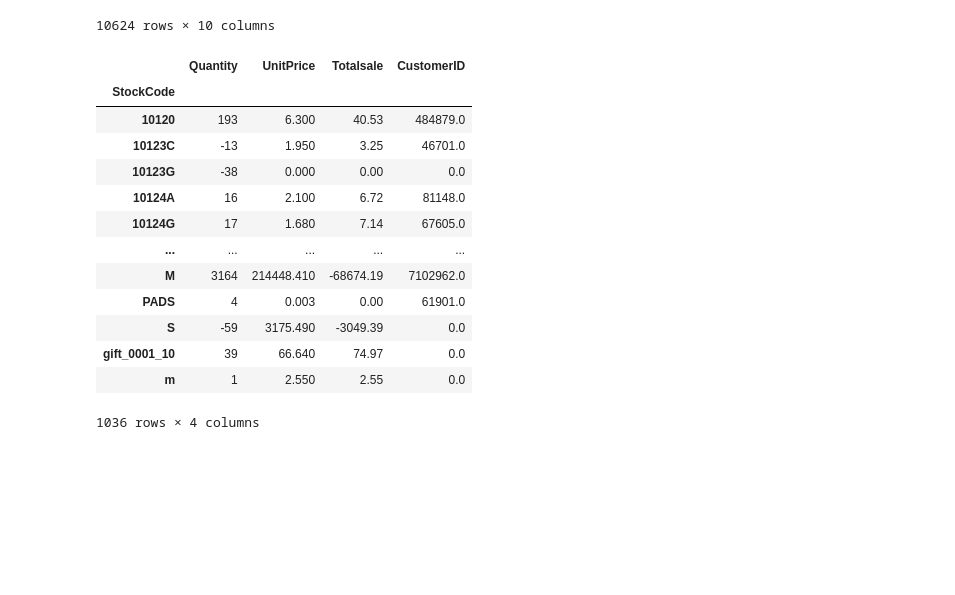
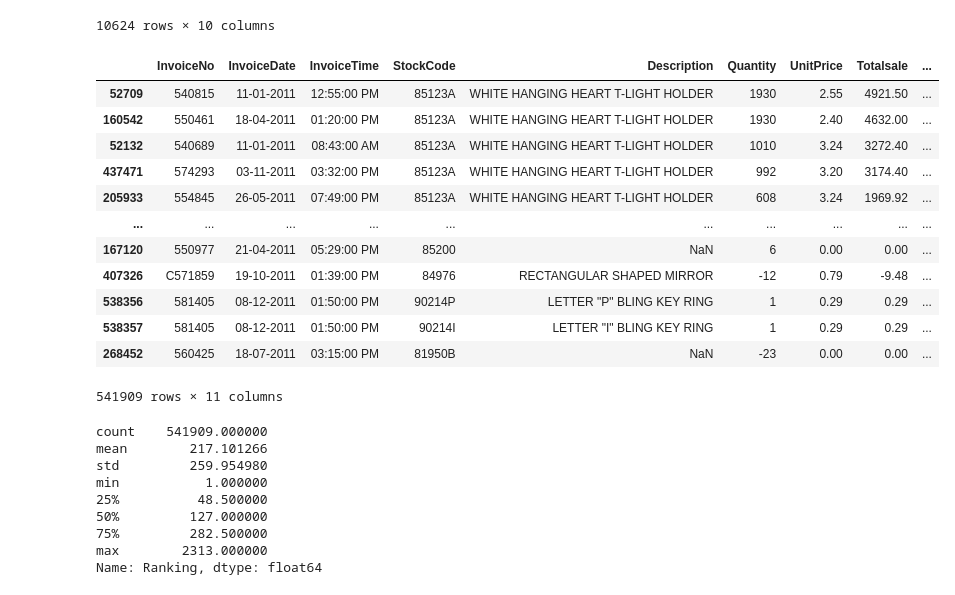
Before and after one commit to singhamit8467/Python, a Jupyter notebook: EDA - Retail Data.ipynb, the cells around one changed output. Drawn from its saved outputs; the diff is of its cells as text; code cells hidden in the pictures; blank space fills up the shorter version.

```diff
--- a/EDA - Retail Data.ipynb
+++ b/EDA - Retail Data.ipynb
@@ -76,20 +76,34 @@ x.query('Quantity < 0')
 | 541717 | C581569 | 09-12-2011 | 11:58:00 AM | 20979 | 36 PENCILS TUBE RED RETROSPOT | -5 | 1.25 | -6.25 | ... |
 10624 rows × 10 columns
 # %%
-# StockCode with Poor sales Numbers
-x.groupby(x['StockCode']).sum().query('Totalsale < 100')
+# Use Rank for Totalsales Decision Making
+x['Ranking']=x.groupby(['StockCode'])['Totalsale'].rank()
-# %% [output]
-|  | Quantity | UnitPrice | Totalsale | CustomerID |
-| StockCode |  |  |  |  |
-| 10120 | 193 | 6.300 | 40.53 | 484879.0 |
-| 10123C | -13 | 1.950 | 3.25 | 46701.0 |
-| 10123G | -38 | 0.000 | 0.00 | 0.0 |
-| 10124A | 16 | 2.100 | 6.72 | 81148.0 |
-| 10124G | 17 | 1.680 | 7.14 | 67605.0 |
-| ... | ... | ... | ... | ... |
-| M | 3164 | 214448.410 | -68674.19 | 7102962.0 |
-| PADS | 4 | 0.003 | 0.00 | 61901.0 |
-| S | -59 | 3175.490 | -3049.39 | 0.0 |
-| gift_0001_10 | 39 | 66.640 | 74.97 | 0.0 |
-| m | 1 | 2.550 | 2.55 | 0.0 |
-1036 rows × 4 columns
+# %%
+# Arranging Dataset with Descending Ranks
+x.sort_values(['Ranking'],ascending=False)
+# %% [output]
+|  | InvoiceNo | InvoiceDate | InvoiceTime | StockCode | Description | Quantity | UnitPrice | Totalsale | ... |
+| 52709 | 540815 | 11-01-2011 | 12:55:00 PM | 85123A | WHITE HANGING HEART T-LIGHT HOLDER | 1930 | 2.55 | 4921.50 | ... |
+| 160542 | 550461 | 18-04-2011 | 01:20:00 PM | 85123A | WHITE HANGING HEART T-LIGHT HOLDER | 1930 | 2.40 | 4632.00 | ... |
+| 52132 | 540689 | 11-01-2011 | 08:43:00 AM | 85123A | WHITE HANGING HEART T-LIGHT HOLDER | 1010 | 3.24 | 3272.40 | ... |
+| 437471 | 574293 | 03-11-2011 | 03:32:00 PM | 85123A | WHITE HANGING HEART T-LIGHT HOLDER | 992 | 3.20 | 3174.40 | ... |
+| 205933 | 554845 | 26-05-2011 | 07:49:00 PM | 85123A | WHITE HANGING HEART T-LIGHT HOLDER | 608 | 3.24 | 1969.92 | ... |
+| ... | ... | ... | ... | ... | ... | ... | ... | ... | ... |
+| 167120 | 550977 | 21-04-2011 | 05:29:00 PM | 85200 | NaN | 6 | 0.00 | 0.00 | ... |
+| 407326 | C571859 | 19-10-2011 | 01:39:00 PM | 84976 | RECTANGULAR SHAPED MIRROR | -12 | 0.79 | -9.48 | ... |
+| 538356 | 581405 | 08-12-2011 | 01:50:00 PM | 90214P | LETTER "P" BLING KEY RING | 1 | 0.29 | 0.29 | ... |
+| 538357 | 581405 | 08-12-2011 | 01:50:00 PM | 90214I | LETTER "I" BLING KEY RING | 1 | 0.29 | 0.29 | ... |
+| 268452 | 560425 | 18-07-2011 | 03:15:00 PM | 81950B | NaN | -23 | 0.00 | 0.00 | ... |
+541909 rows × 11 columns
+# %%
+x['Ranking'].describe()
+# %% [output]
+count    541909.000000
+mean        217.101266
+std         259.954980
+min           1.000000
+25%          48.500000
+50%         127.000000
+75%         282.500000
+max        2313.000000
+Name: Ranking, dtype: float64
```
Also changed, not shown: parts of 4 cells of this notebook.
